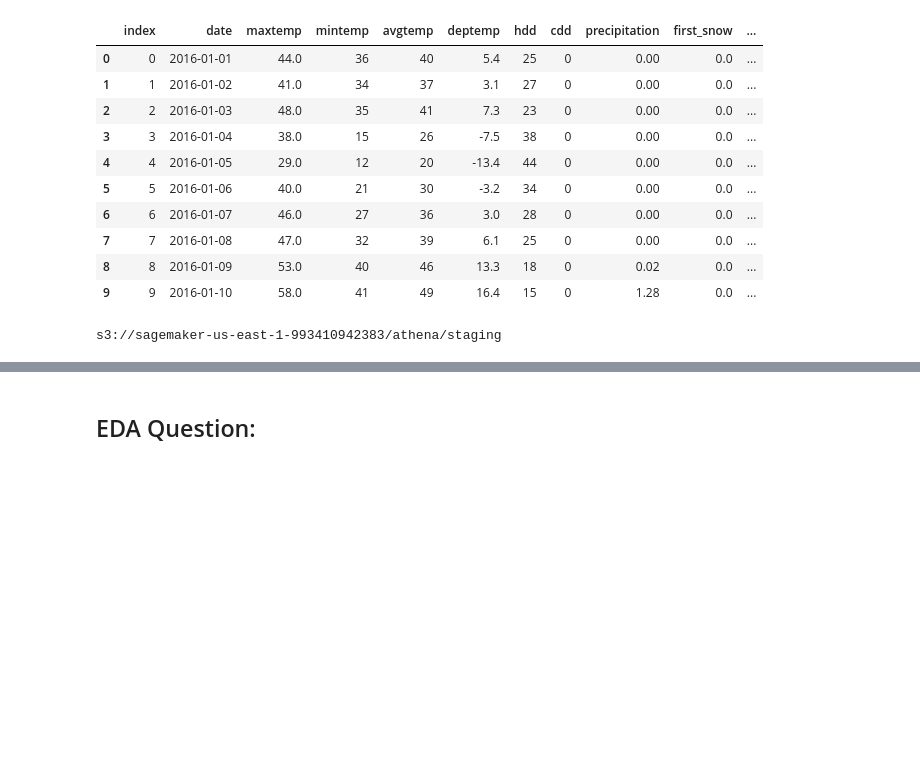
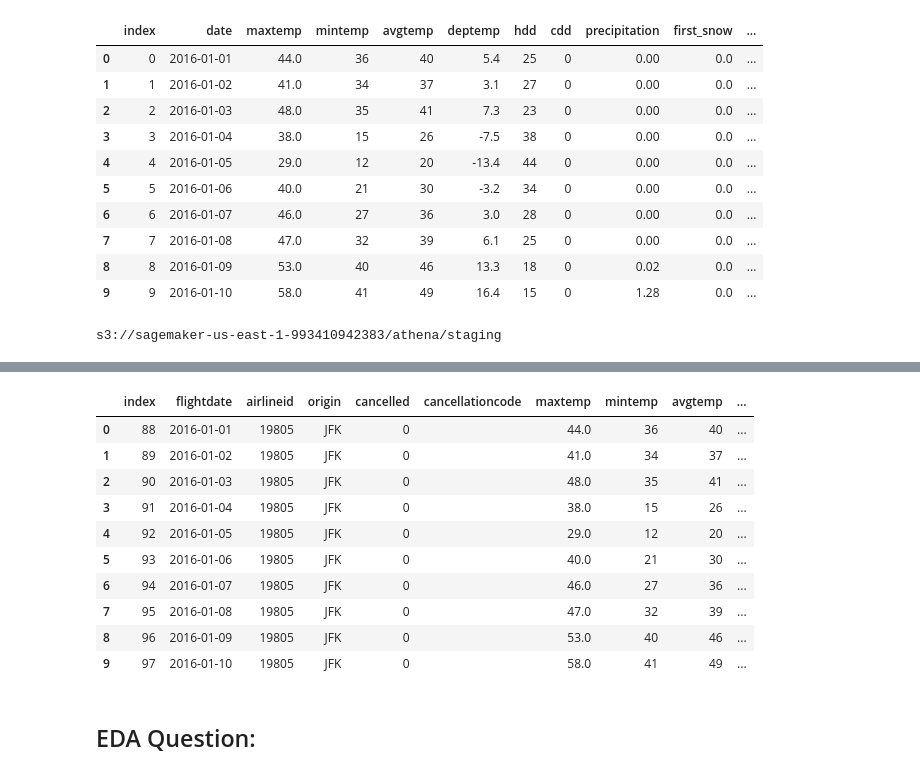
Before and after one commit to fausa/ADS508, a Jupyter notebook: Susy_EDA.ipynb, the cells around one changed output, grey strips where cells are left out. Drawn from its saved outputs; the diff is of its cells as text; code cells hidden in the pictures; blank space fills up the shorter version.

```diff
--- a/Susy_EDA.ipynb
+++ b/Susy_EDA.ipynb
@@ -897,6 +1036,18 @@ DatabaseError: Execution failed on sql: CREATE EXTERNAL TABLE IF NOT EXISTS flig
 # %%
-query_firstJoin = "SELECT * FROM {}.Flights_JFK_temp LIMIT 10".format(database_name)
+query_firstJoin = "SELECT * FROM {}.Flights_JFK_temp35 LIMIT 10".format(database_name)
 pd.read_sql(query_firstJoin, conn)
+# %% [output]
+|  | index | flightdate | airlineid | origin | cancelled | cancellationcode | maxtemp | mintemp | avgtemp | ... |
+| 0 | 88 | 2016-01-01 | 19805 | JFK | 0 |  | 44.0 | 36 | 40 | ... |
+| 1 | 89 | 2016-01-02 | 19805 | JFK | 0 |  | 41.0 | 34 | 37 | ... |
+| 2 | 90 | 2016-01-03 | 19805 | JFK | 0 |  | 48.0 | 35 | 41 | ... |
+| 3 | 91 | 2016-01-04 | 19805 | JFK | 0 |  | 38.0 | 15 | 26 | ... |
+| 4 | 92 | 2016-01-05 | 19805 | JFK | 0 |  | 29.0 | 12 | 20 | ... |
+| 5 | 93 | 2016-01-06 | 19805 | JFK | 0 |  | 40.0 | 21 | 30 | ... |
+| 6 | 94 | 2016-01-07 | 19805 | JFK | 0 |  | 46.0 | 27 | 36 | ... |
+| 7 | 95 | 2016-01-08 | 19805 | JFK | 0 |  | 47.0 | 32 | 39 | ... |
+| 8 | 96 | 2016-01-09 | 19805 | JFK | 0 |  | 53.0 | 40 | 46 | ... |
+| 9 | 97 | 2016-01-10 | 19805 | JFK | 0 |  | 58.0 | 41 | 49 | ... |
 # %%
 pd.read_sql("""CREATE TABLE Flights_JFK  AS
             SELECT a.Index,
```
Also changed, not shown: parts of 15 cells of this notebook.
